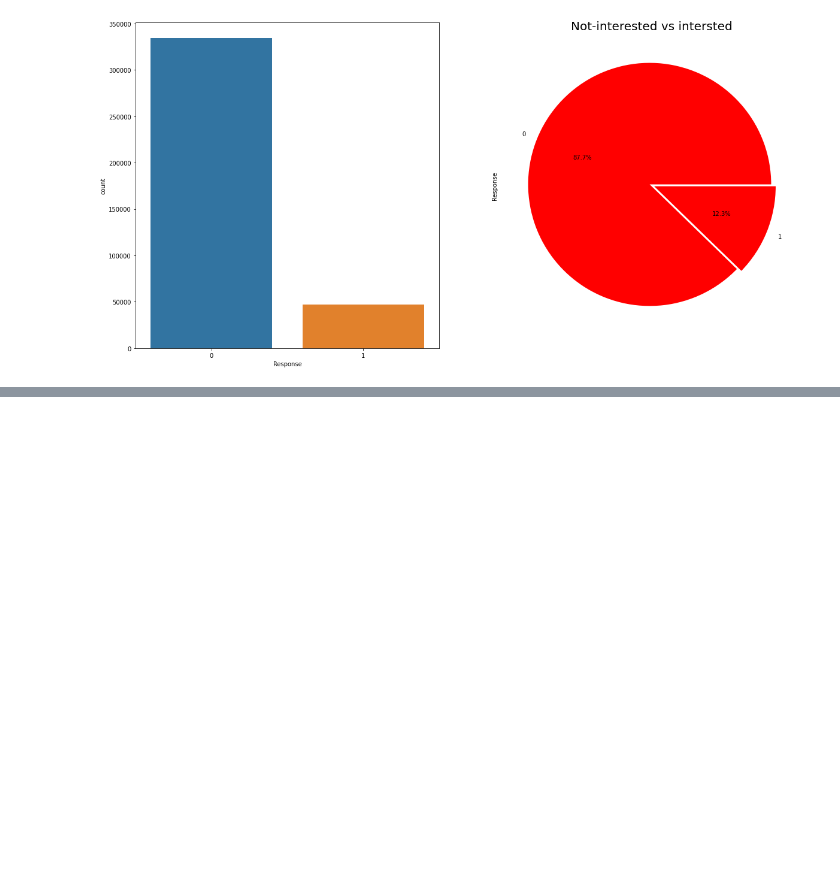
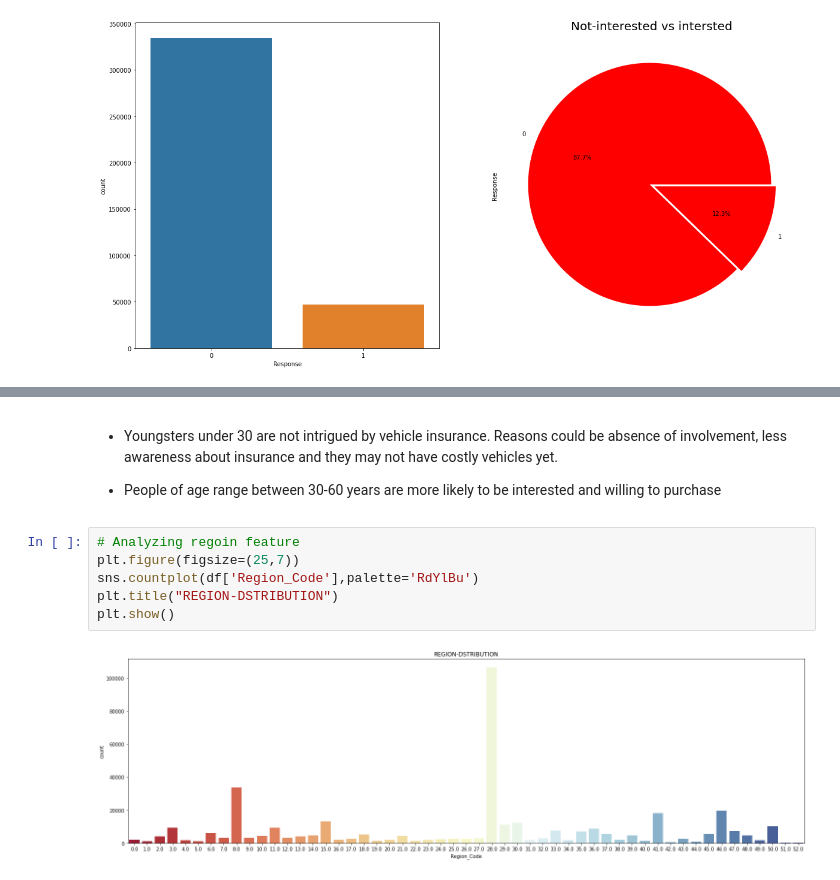
Before and after one commit to ajitpadole/HEALTH-INSURANCE-CROSS-SEAL-PREDICTION, a Jupyter notebook: HEALTH_INSURANCE_CROSS_SELL_PREDICTION.ipynb, the cells around one changed output, grey strips where cells are left out. Saved outputs shown, nothing was run; the diff lists cells and outputs as text; blank space fills up the shorter version.

```diff
--- a/HEALTH_INSURANCE_CROSS_SELL_PREDICTION.ipynb
+++ b/HEALTH_INSURANCE_CROSS_SELL_PREDICTION.ipynb
@@ -183,0 +218,15 @@ plt.show()
+# %% [markdown]
+
+
+
+*   Youngsters under 30 are not intrigued by vehicle insurance. Reasons could be absence of involvement, less awareness about insurance and they may not have costly vehicles yet.
+
+*    People of age range between 30-60 years are more likely to be interested and willing to purchase
+# %%
+# Analyzing regoin feature
+plt.figure(figsize=(25,7))
+sns.countplot(df['Region_Code'],palette='RdYlBu')
+plt.title("REGION-DSTRIBUTION")
+plt.show()
+# %% [output]
+[figure, added]
```
Also changed, not shown: parts of 18 cells of this notebook.
